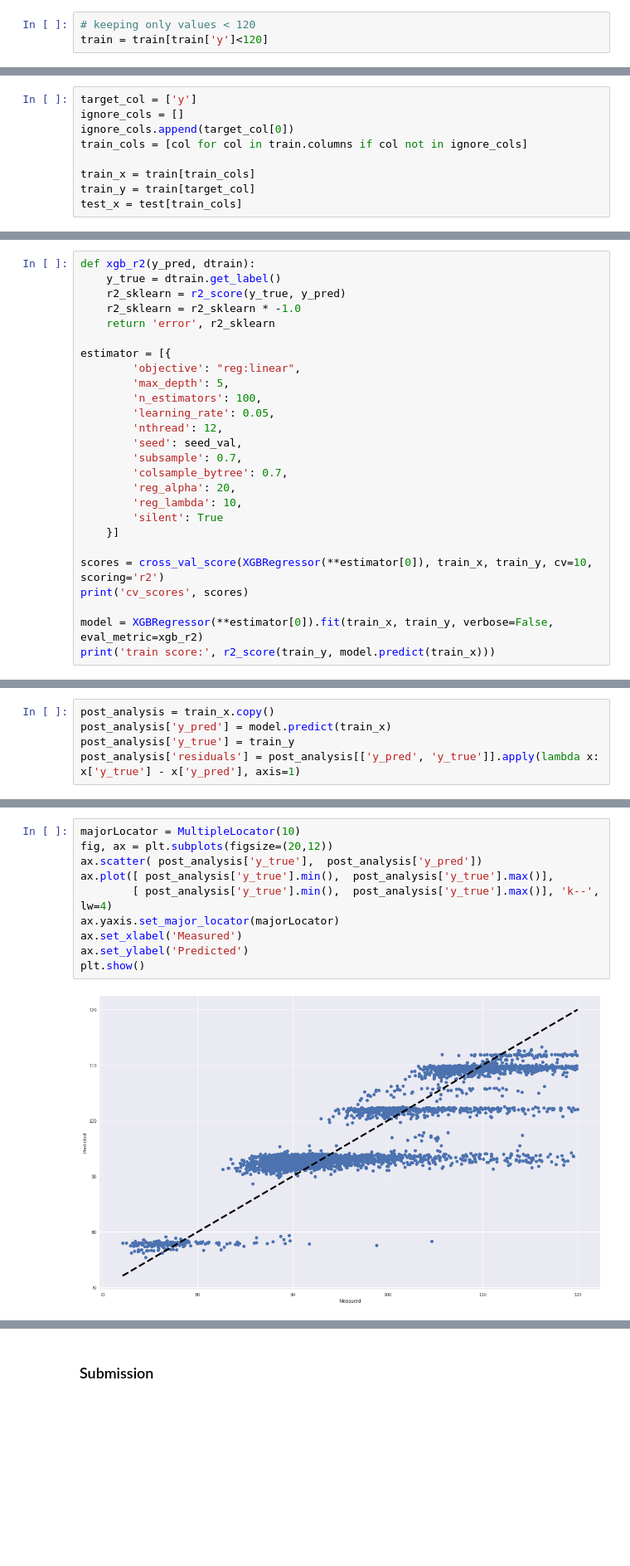
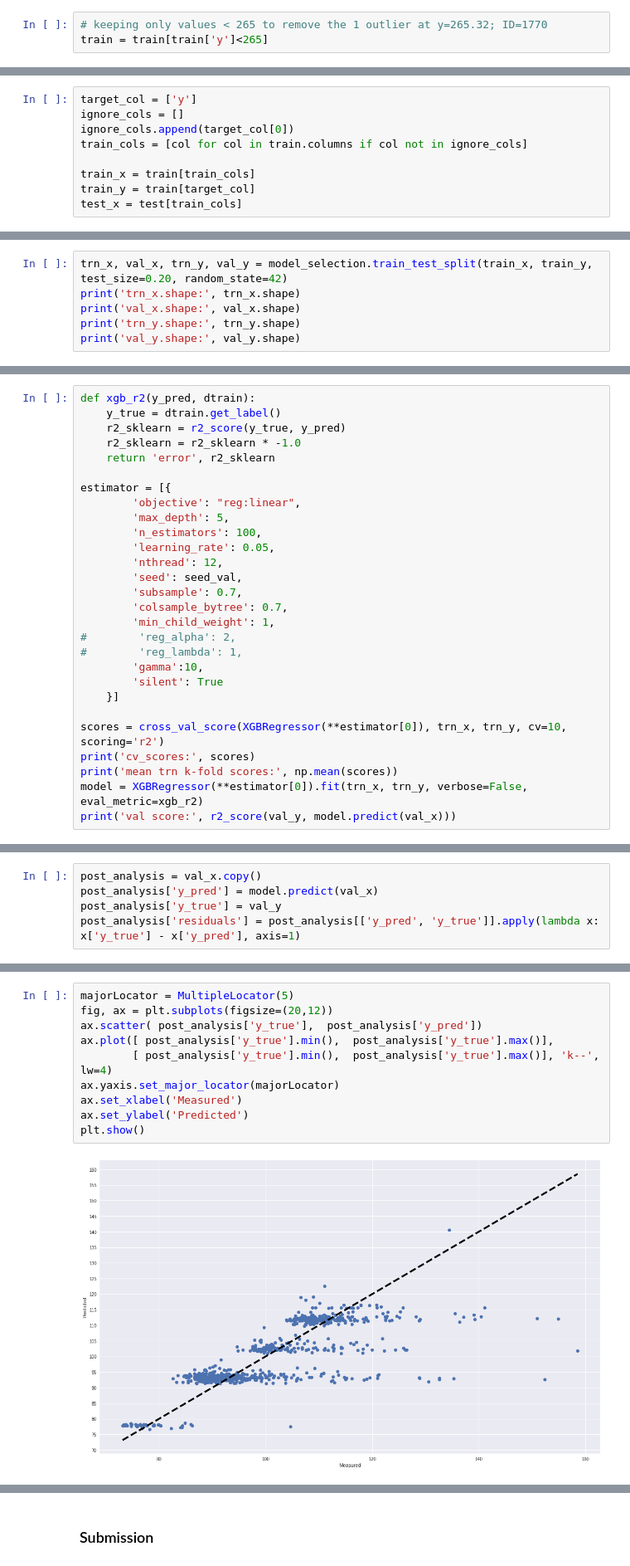
Before and after one commit to jovsa/mercedes-benz-greener-manufacturing, a Jupyter notebook: mercedes-benz-greener-manufacturing/notebooks/initial benchmark.ipynb, the cells around one changed output, grey strips where cells are left out. Shown: that part at 83% size. Saved outputs shown, nothing was run; the diff lists cells and outputs as text; blank space fills up the shorter version.

```diff
--- a/mercedes-benz-greener-manufacturing/notebooks/initial benchmark.ipynb
+++ b/mercedes-benz-greener-manufacturing/notebooks/initial benchmark.ipynb
@@ -98,8 +116,8 @@ train = train[keep_cols]
 keep_cols.remove('y')
 test = test[keep_cols]
 # %%
-# keeping only values < 120
-train = train[train['y']<120]
+# keeping only values < 265 to remove the 1 outlier at y=265.32; ID=1770
+train = train[train['y']<265]
 # %% [markdown]
 ### Traning
 # %%
@@ -134,0 +153,6 @@ encoding column: X5_groups (original dtype: object )
+# %%
+trn_x, val_x, trn_y, val_y = model_selection.train_test_split(train_x, train_y, test_size=0.20, random_state=42)
+print('trn_x.shape:', trn_x.shape)
+print('val_x.shape:', val_x.shape)
+print('trn_y.shape:', trn_y.shape)
+print('val_y.shape:', val_y.shape)
@@ -148,14 +177,16 @@ estimator = [{
         'seed': seed_val,
         'subsample': 0.7,
         'colsample_bytree': 0.7,
-        'reg_alpha': 20,
-        'reg_lambda': 10,
+        'min_child_weight': 1,
+#        'reg_alpha': 2,
+#        'reg_lambda': 1,
+        'gamma':10,
         'silent': True
     }]
 
-scores = cross_val_score(XGBRegressor(**estimator[0]), train_x, train_y, cv=10, scoring='r2')
-print('cv_scores', scores)
-
-model = XGBRegressor(**estimator[0]).fit(train_x, train_y, verbose=False, eval_metric=xgb_r2)
-print('train score:', r2_score(train_y, model.predict(train_x)))
+scores = cross_val_score(XGBRegressor(**estimator[0]), trn_x, trn_y, cv=10, scoring='r2')
+print('cv_scores:', scores)
+print('mean trn k-fold scores:', np.mean(scores))
+model = XGBRegressor(**estimator[0]).fit(trn_x, trn_y, verbose=False, eval_metric=xgb_r2)
+print('val score:', r2_score(val_y, model.predict(val_x)))
 # %% [output]
@@ -165,7 +197,7 @@ train score: 0.734168957193
 # %%
-post_analysis = train_x.copy()
-post_analysis['y_pred'] = model.predict(train_x)
-post_analysis['y_true'] = train_y
+post_analysis = val_x.copy()
+post_analysis['y_pred'] = model.predict(val_x)
+post_analysis['y_true'] = val_y
 post_analysis['residuals'] = post_analysis[['y_pred', 'y_true']].apply(lambda x: x['y_true'] - x['y_pred'], axis=1)
 # %%
 majorLocator = MultipleLocator(10)
@@ -187,15 +219,15 @@ plt.show()
 # %%
-majorLocator = MultipleLocator(10)
+majorLocator = MultipleLocator(5)
 fig, ax = plt.subplots(figsize=(20,12))
 ax.scatter( post_analysis['y_true'],  post_analysis['y_pred'])
 ax.plot([ post_analysis['y_true'].min(),  post_analysis['y_true'].max()],
         [ post_analysis['y_true'].min(),  post_analysis['y_true'].max()], 'k--', lw=4)
 ax.yaxis.set_major_locator(majorLocator)
 ax.set_xlabel('Measured')
 ax.set_ylabel('Predicted')
 plt.show()
 # %% [output]
-[figure, old version]
+[figure, new version]
 # %%
 fig, ax = plt.subplots(figsize=(12,100))
 xgb.plot_importance(model, height=0.8, ax=ax, title='Feature importance of blended model')
```
Also changed, not shown: parts of 11 cells of this notebook.
